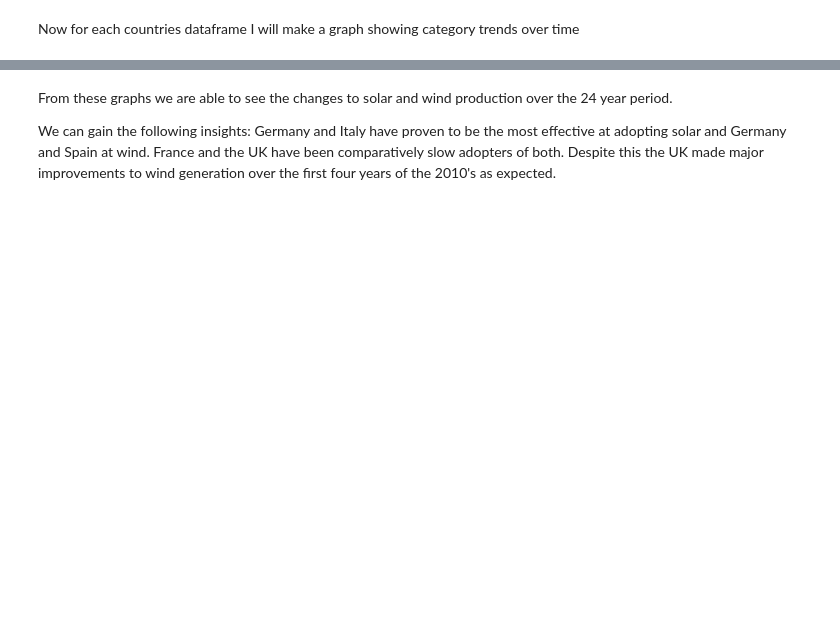
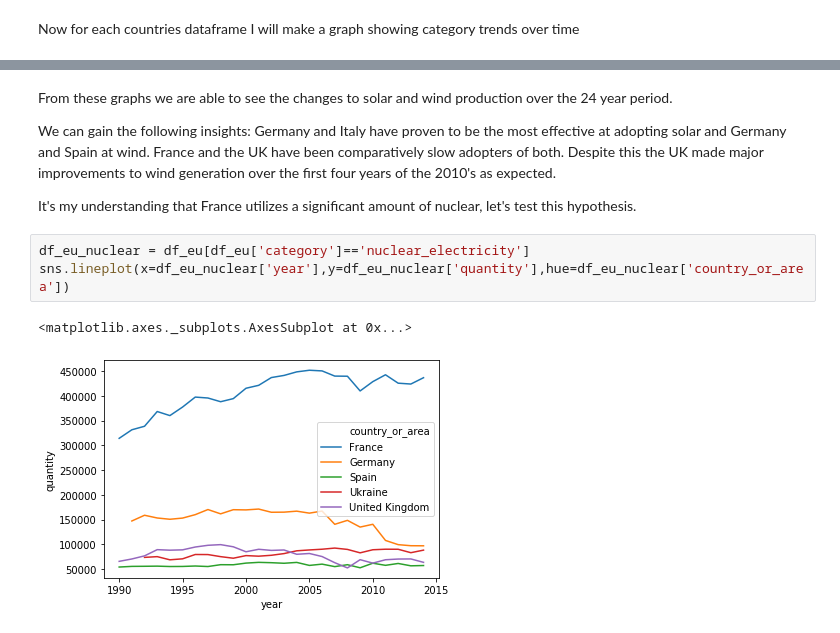
Before and after one commit to See-You-Data/UNInternationalEnergyData, a Jupyter notebook: dan_exploratory_analysis.ipynb, the cells around one changed output, grey strips where cells are left out. Cells and saved outputs as stored; diff of their text form; blank space fills up the shorter version.

Commit message:
Looked at distribution of nuclear and total energy within key eu states

```diff
--- a/dan_exploratory_analysis.ipynb
+++ b/dan_exploratory_analysis.ipynb
@@ -283,3 +199,11 @@ We can gain the following insights:
 Germany and Italy have proven to be the most effective at adopting solar and Germany and Spain at wind.
 France and the UK have been comparatively slow adopters of both.
 Despite this the UK made major improvements to wind generation over the first four years of the 2010's as expected.
+
+It's my understanding that France utilizes a significant amount of nuclear, let's test this hypothesis.
+# %%
+df_eu_nuclear = df_eu[df_eu['category']=='nuclear_electricity']
+sns.lineplot(x=df_eu_nuclear['year'],y=df_eu_nuclear['quantity'],hue=df_eu_nuclear['country_or_area'])
+# %% [output]
+<matplotlib.axes._subplots.AxesSubplot at 0x...>
+[figure, added]
```
Also changed, not shown: parts of 16 cells of this notebook.
